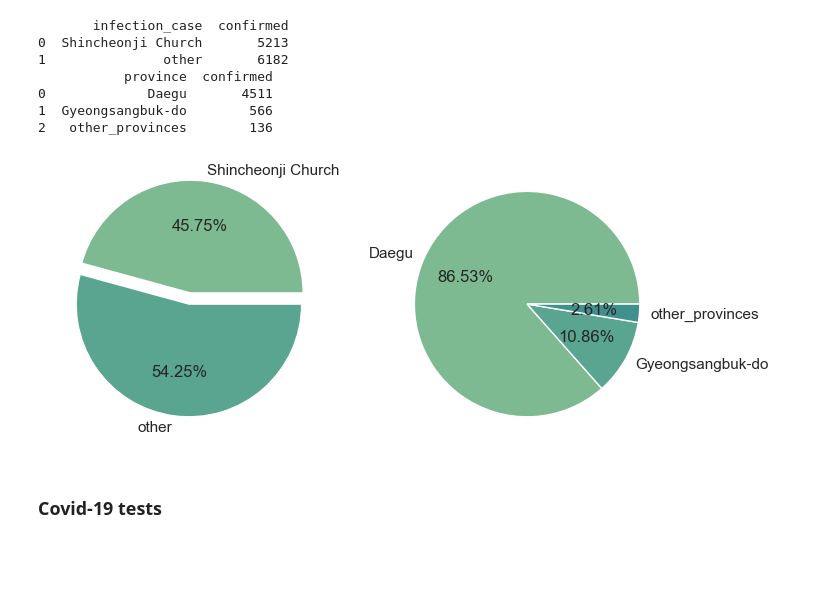
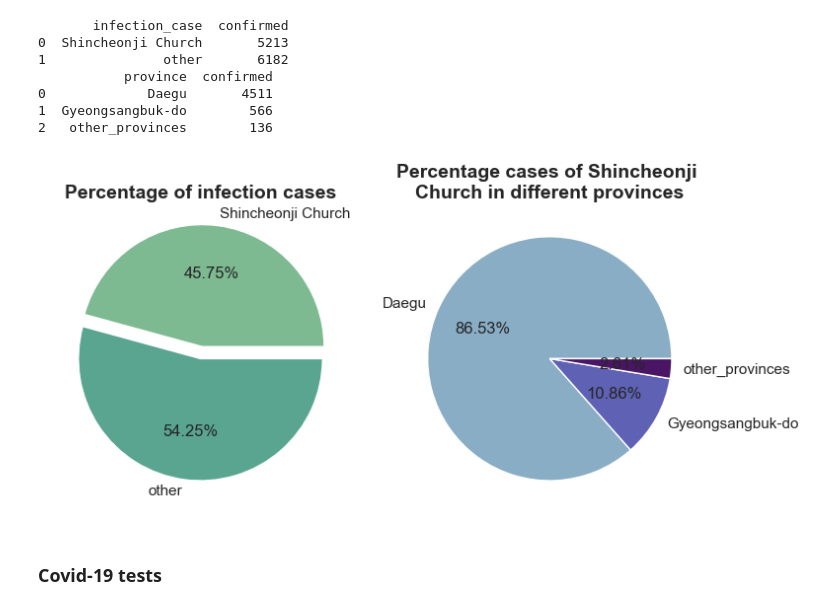
Before and after one commit to ShariYo/Modul1_Sprint4, a Jupyter notebook: project/main.ipynb, the cells around one changed output. Saved outputs shown, nothing was run; the diff lists cells and outputs as text; code cells hidden in the pictures; blank space fills up the shorter version.

```diff
--- a/project/main.ipynb
+++ b/project/main.ipynb
@@ -586,22 +586,42 @@ print(shincheonji)
 1  Gyeongsangbuk-do        566
 2   other_provinces        136
 # %%
-sns.set_palette("crest")
+# sns.set_palette("crest")
 
-fig, ax = plt.subplots(1, 2, figsize=(8, 4))
-explode = [0.1 if val == "Shincheonji Church" else 0 for val in church_nochurch["infection_case"]]
+fig, ax = plt.subplots(1, 2, figsize=(8, 5))
+explode = [
+    0.1 if val == "Shincheonji Church" else 0
+    for val in church_nochurch["infection_case"]
+]
 
-ax[0].pie(church_nochurch["confirmed"],
-        labels=church_nochurch["infection_case"],
-        explode=explode, autopct="%.2f%%")
+ax[0].pie(
+    church_nochurch["confirmed"],
+    labels=church_nochurch["infection_case"],
+    explode=explode,
+    autopct="%.2f%%",
+    colors=sns.color_palette("crest")
+)
+ax[0].set_title(
+    "Percentage of infection cases", size=14, fontweight="bold", ha="center"
+)
 
-ax[1].pie(shincheonji["confirmed"],
-        labels=shincheonji["province"],
-        autopct="%.2f%%")
+ax[1].pie(
+    shincheonji["confirmed"],
+    labels=shincheonji["province"],
+    autopct="%.2f%%",
+    colors=sns.color_palette("twilight")
+    )
+ax[1].set_title(
+    "Percentage cases of Shincheonji \nChurch in different provinces",
+    size=14,
+    fontweight="bold",
+    ha="center"
+)
+plt.tight_layout()
 
 plt.show()
 # %% [output]
-[figure, old version]
+[figure, new version]
 # %% [markdown]
 ### Covid-19 tests
 # %% [markdown]
```
